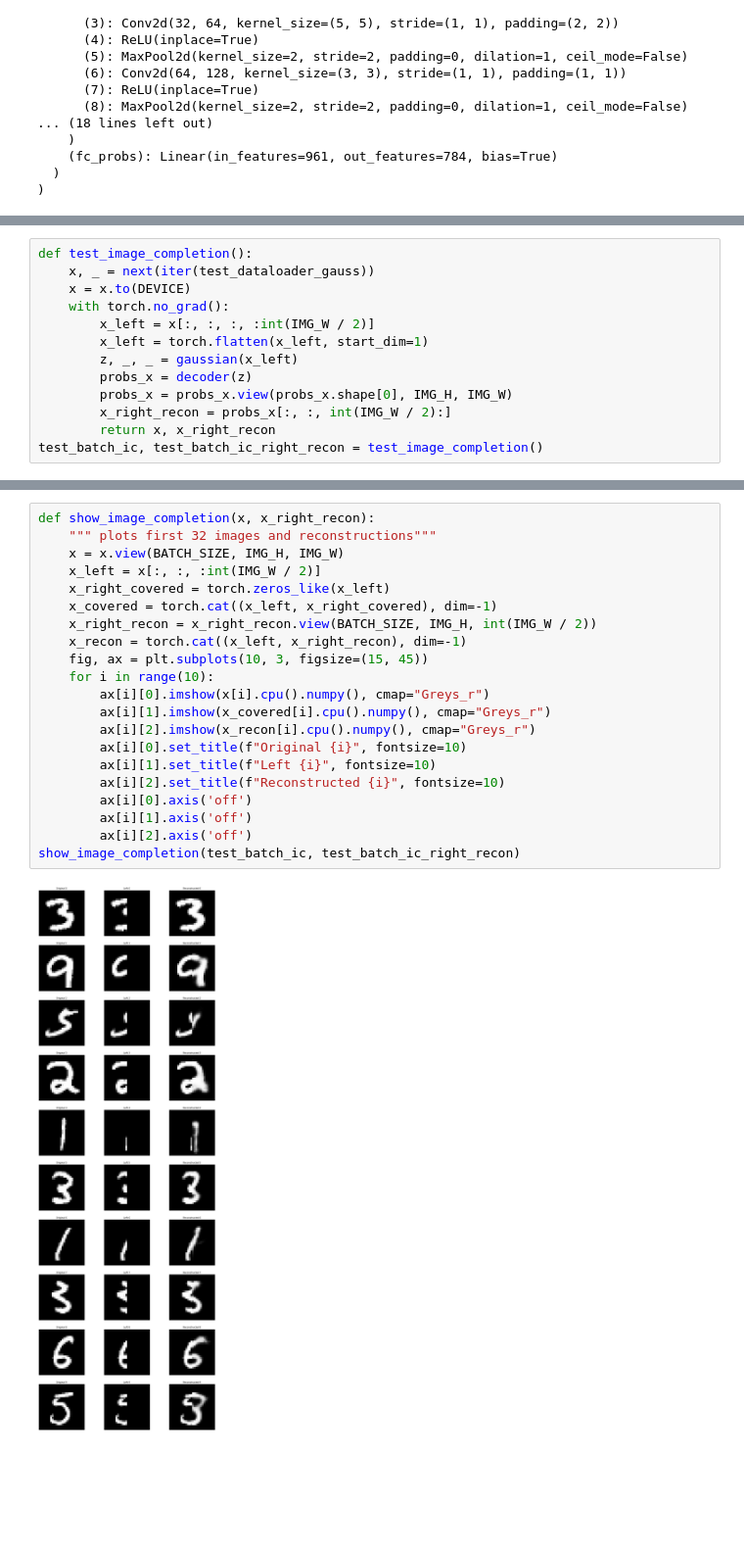
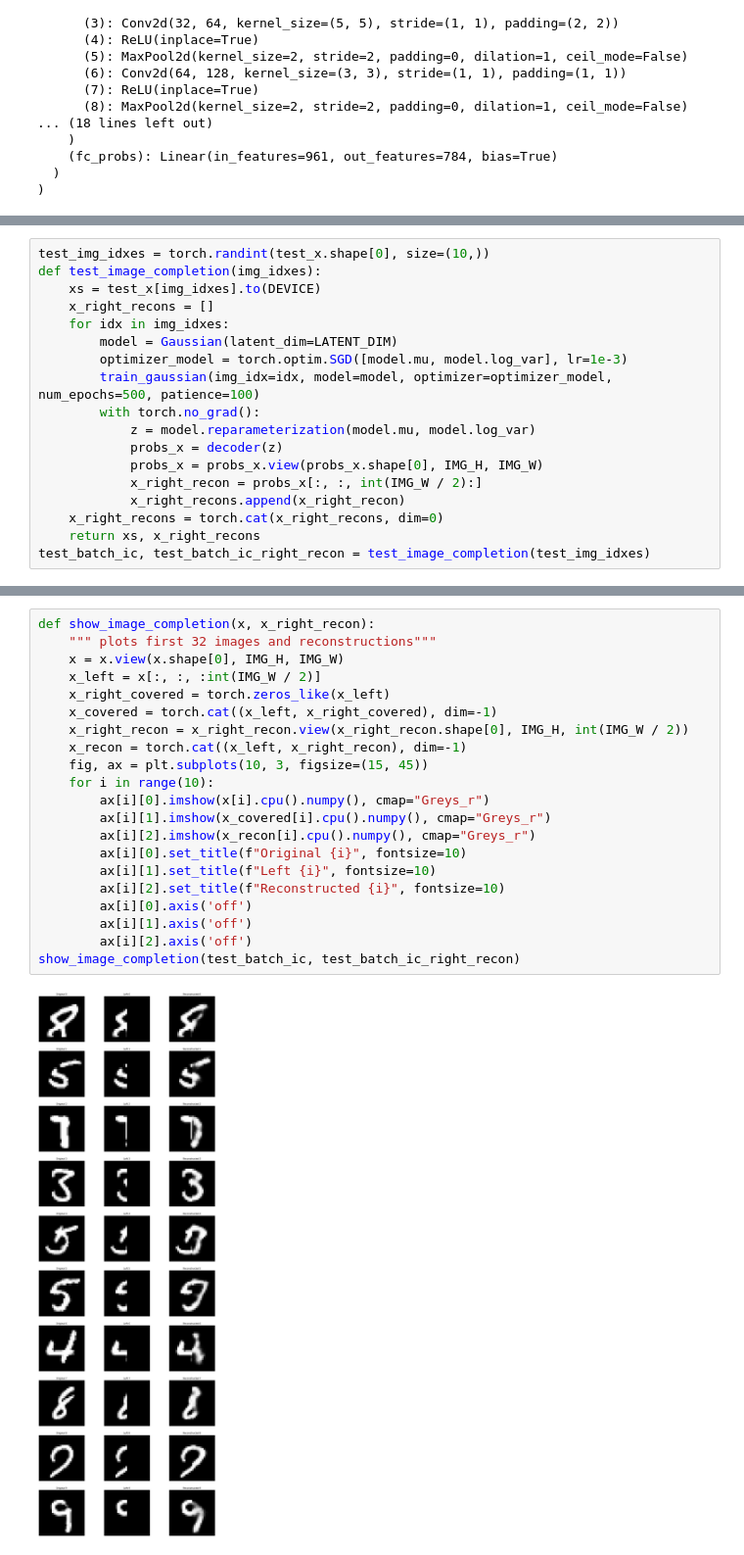
Before and after one commit to yangyang-pro/2AMU20-Assignments, a Jupyter notebook: hw3/task_4b.ipynb, the cells around one changed output, grey strips where cells are left out. Shown at 98% size. Saved outputs shown, nothing was run; the diff lists cells and outputs as text; blank space fills up the shorter version.

```diff
--- a/hw3/task_4b.ipynb
+++ b/hw3/task_4b.ipynb
@@ -366,13 +299,18 @@ Early Stopped!
-# %%
-def test_image_completion():
-    x, _ = next(iter(test_dataloader_gauss))
-    x = x.to(DEVICE)
-    with torch.no_grad():
-        x_left = x[:, :, :, :int(IMG_W / 2)]
-        x_left = torch.flatten(x_left, start_dim=1)
-        z, _, _ = gaussian(x_left)
-        probs_x = decoder(z)
-        probs_x = probs_x.view(probs_x.shape[0], IMG_H, IMG_W)
-        x_right_recon = probs_x[:, :, int(IMG_W / 2):]
-        return x, x_right_recon
-test_batch_ic, test_batch_ic_right_recon = test_image_completion()
+# %%
+test_img_idxes = torch.randint(test_x.shape[0], size=(10,))
+def test_image_completion(img_idxes):
+    xs = test_x[img_idxes].to(DEVICE)
+    x_right_recons = []
+    for idx in img_idxes:
+        model = Gaussian(latent_dim=LATENT_DIM)
+        optimizer_model = torch.optim.SGD([model.mu, model.log_var], lr=1e-3)
+        train_gaussian(img_idx=idx, model=model, optimizer=optimizer_model, num_epochs=500, patience=100)
+        with torch.no_grad():
+            z = model.reparameterization(model.mu, model.log_var)
+            probs_x = decoder(z)
+            probs_x = probs_x.view(probs_x.shape[0], IMG_H, IMG_W)
+            x_right_recon = probs_x[:, :, int(IMG_W / 2):]
+            x_right_recons.append(x_right_recon)
+    x_right_recons = torch.cat(x_right_recons, dim=0)
+    return xs, x_right_recons
+test_batch_ic, test_batch_ic_right_recon = test_image_completion(test_img_idxes)
@@ -379,23 +331,23 @@ test_batch_ic, test_batch_ic_right_recon = test_image_completion()
 # %%
 def show_image_completion(x, x_right_recon):
     """ plots first 32 images and reconstructions"""
-    x = x.view(BATCH_SIZE, IMG_H, IMG_W)
+    x = x.view(x.shape[0], IMG_H, IMG_W)
     x_left = x[:, :, :int(IMG_W / 2)]
     x_right_covered = torch.zeros_like(x_left)
     x_covered = torch.cat((x_left, x_right_covered), dim=-1)
-    x_right_recon = x_right_recon.view(BATCH_SIZE, IMG_H, int(IMG_W / 2))
+    x_right_recon = x_right_recon.view(x_right_recon.shape[0], IMG_H, int(IMG_W / 2))
     x_recon = torch.cat((x_left, x_right_recon), dim=-1)
     fig, ax = plt.subplots(10, 3, figsize=(15, 45))
     for i in range(10):
         ax[i][0].imshow(x[i].cpu().numpy(), cmap="Greys_r")
         ax[i][1].imshow(x_covered[i].cpu().numpy(), cmap="Greys_r")
         ax[i][2].imshow(x_recon[i].cpu().numpy(), cmap="Greys_r")
         ax[i][0].set_title(f"Original {i}", fontsize=10)
         ax[i][1].set_title(f"Left {i}", fontsize=10)
         ax[i][2].set_title(f"Reconstructed {i}", fontsize=10)
         ax[i][0].axis('off')
         ax[i][1].axis('off')
         ax[i][2].axis('off')
 show_image_completion(test_batch_ic, test_batch_ic_right_recon)
 # %% [output]
-[figure, old version]
+[figure, new version]
```
Also changed, not shown: parts of 9 cells of this notebook.
